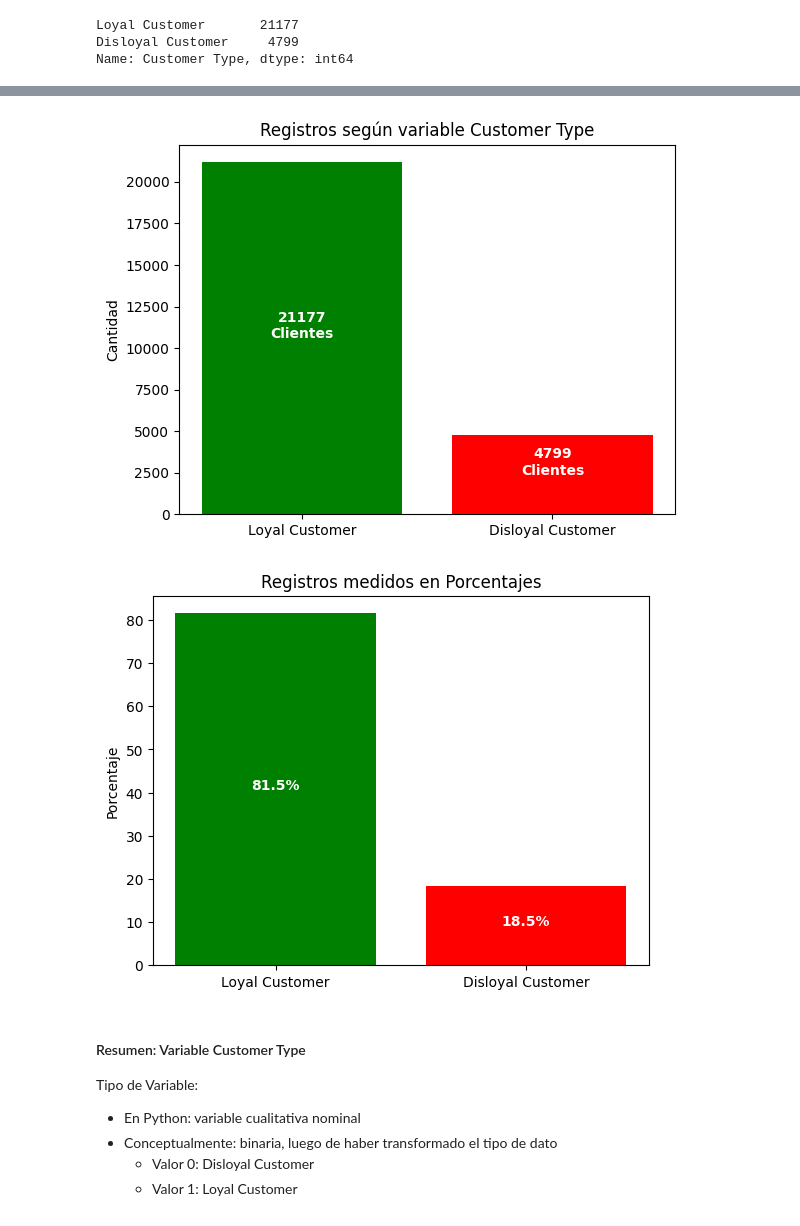
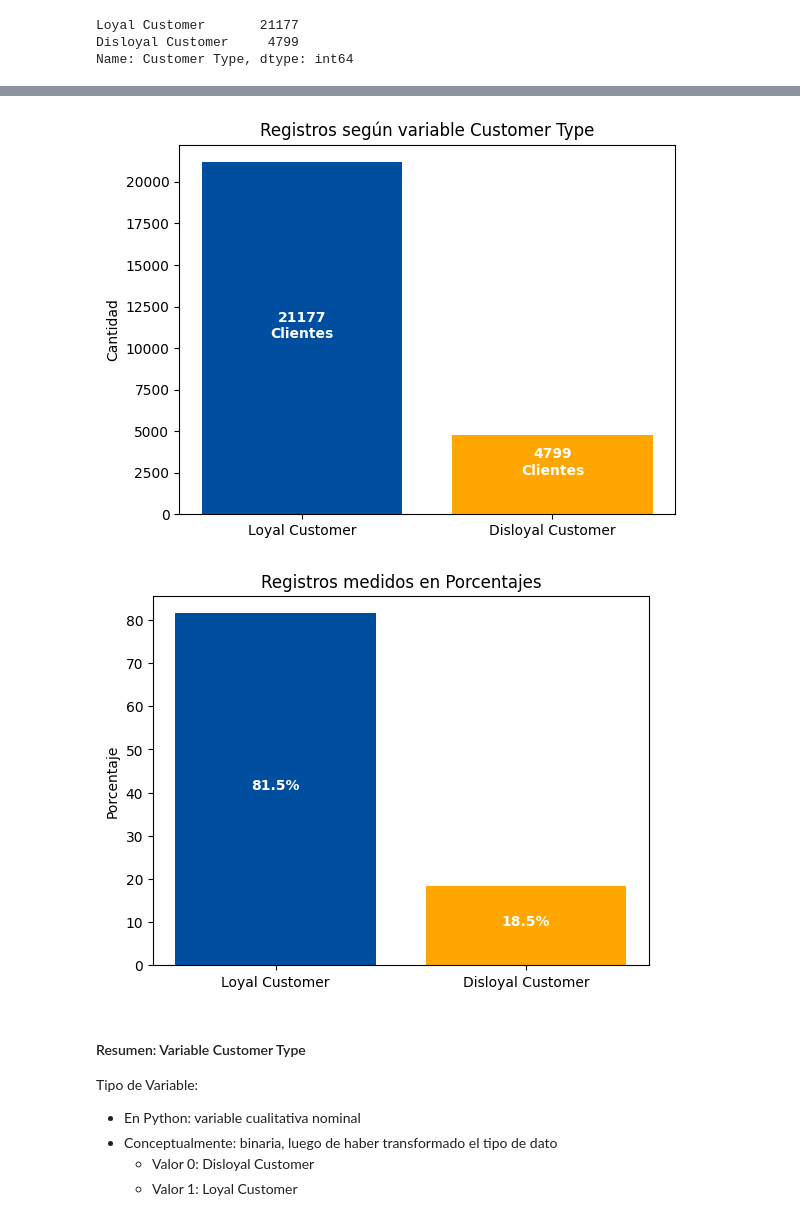
Before and after one commit to MHerrera11/Coderhouse, a Jupyter notebook: notebooks/Satisfacción de Clientes en Vuelos.ipynb, the cells around one changed output, grey strips where cells are left out. Saved outputs shown, nothing was run; the diff lists cells and outputs as text; code cells hidden in the pictures.

```diff
--- a/notebooks/Satisfacción de Clientes en Vuelos.ipynb
+++ b/notebooks/Satisfacción de Clientes en Vuelos.ipynb
@@ -202,8 +191,9 @@ Name: Customer Type, dtype: float64
 # %%
+# Crear diccionario de colores para Customer Type
+Colores_Customer_Type = {'#004EA0', '#FFA600'}
+
 # Crear un gráfico de barras del Customer Type
-colores = ['green', 'red']
-
-plt.bar(Counts_Customer_Type.index, Counts_Customer_Type, color=colores)
+plt.bar(Counts_Customer_Type.index, Counts_Customer_Type, color=Colores_Customer_Type)
 plt.title('Registros según variable Customer Type')
 plt.ylabel('Cantidad')
 
@@ -211,20 +201,18 @@ plt.ylabel('Cantidad')
 for i, v in enumerate(Counts_Customer_Type):
     plt.text(i, v/2, str(v) + '\nClientes', ha='center', color='white', fontweight='semibold')
 # %% [output]
-[figure, old version]
+[figure, new version]
 # %%
 # Crear un gráfico de barras del Customer Type
-colores = ['green', 'red']
-
-plt.bar(Porcentajes_Customer_Type.index, Porcentajes_Customer_Type, color=colores)
+plt.bar(Porcentajes_Customer_Type.index, Porcentajes_Customer_Type, color=Colores_Customer_Type)
 plt.title('Registros medidos en Porcentajes')
 plt.ylabel('Porcentaje')
 
 # Agregar etiquetas de porcentaje a cada barra
 for i, v in enumerate(Porcentajes_Customer_Type):
     plt.text(i, v/2, '{:.1f}%'.format(v), ha='center', color='white', fontweight='semibold')
 # %% [output]
-[figure, old version]
+[figure, new version]
 # %% [markdown]
 #### Resumen: Variable Customer Type
 
```
Also changed, not shown: parts of 5 cells of this notebook.
